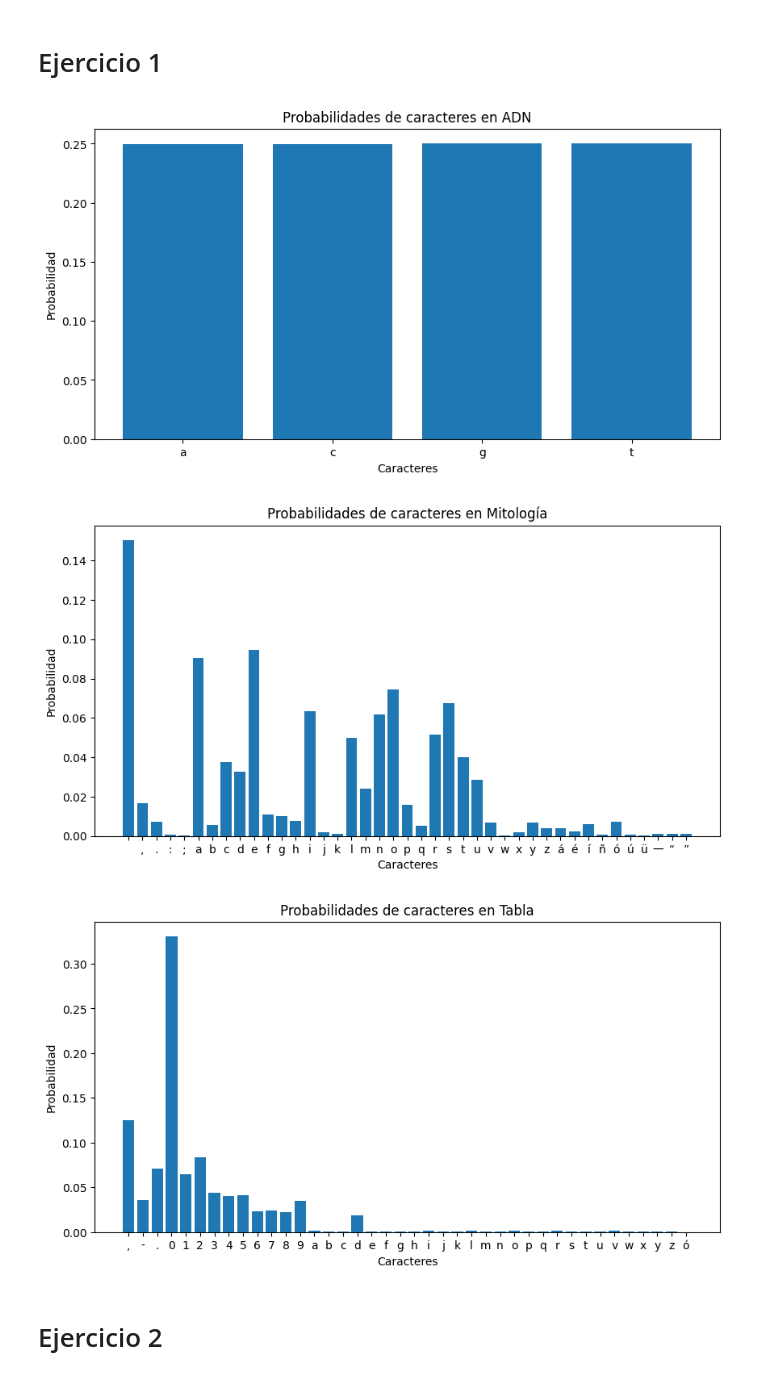
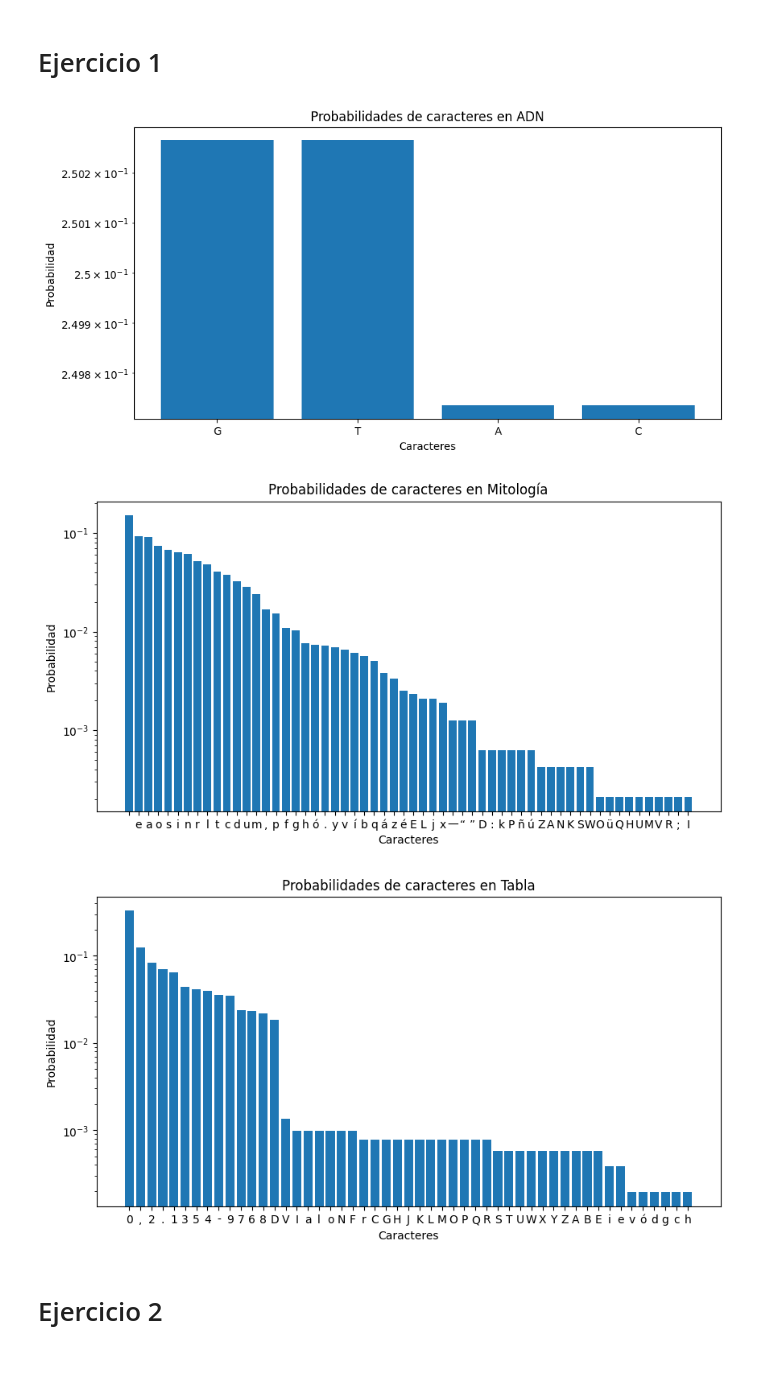
Before and after one commit to FrancoSandri/TP2_Inferencia, a Jupyter notebook: tp2.ipynb, the cells around one changed output. Cells and saved outputs as stored; diff of their text form; code cells hidden in the pictures.

```diff
--- a/tp2.ipynb
+++ b/tp2.ipynb
@@ -18,16 +18,16 @@ def probabilidad_de_caracter(texto):
 
     #Pongo todos los caracteres en minuscula para no diferenciar por ejemplo las A de las a.
     for caracter in texto:
-        if caracter.lower() in frecuencias:
-            frecuencias[caracter.lower()] += 1
+        if caracter in frecuencias:
+            frecuencias[caracter] += 1
         else:
             if(caracter == '\n'):
                 continue
             else:
-                frecuencias[caracter.lower()] = 1
+                frecuencias[caracter] = 1
 
     probabilidades = {caracter: frecuencia / total_caracteres for caracter, frecuencia in frecuencias.items()}
-    probabilidades = dict(sorted(probabilidades.items()))
+    probabilidades = dict(sorted(probabilidades.items(), key=lambda item: item[1], reverse = True))
 
     return probabilidades
 
@@ -50,31 +50,34 @@ tabla_probabilidades = probabilidad_de_caracter(tabla_texto)
 # %%
 #Grafico las probabilidades del adn.txt
 plt.figure(figsize=(10, 5))
 plt.bar(adn_probabilidades.keys(), adn_probabilidades.values())
+plt.yscale('log')
 plt.title('Probabilidades de caracteres en ADN')
 plt.xlabel('Caracteres')
 plt.ylabel('Probabilidad')
 plt.show()
 
 #grafico las probabilidades del mitología.txt
 plt.figure(figsize=(10, 5))
 plt.bar(mitologia_probabilidades.keys(), mitologia_probabilidades.values())
+plt.yscale('log')
 plt.title('Probabilidades de caracteres en Mitología')
 plt.xlabel('Caracteres')
 plt.ylabel('Probabilidad')
 plt.show()
 
 #rGafico las probabilidades del tabla.txt
 plt.figure(figsize=(10, 5))
 plt.bar(tabla_probabilidades.keys(), tabla_probabilidades.values())
+plt.yscale('log')
 plt.title('Probabilidades de caracteres en Tabla')
 plt.xlabel('Caracteres')
 plt.ylabel('Probabilidad')
 plt.show()
 # %% [output]
-[figure, old version]
+[figure, new version]
-[figure, old version]
+[figure, new version]
-[figure, old version]
+[figure, new version]
 # %% [markdown]
 # Ejercicio 2
 # %%
```
Also changed, not shown: parts of 1 cell of this notebook.
